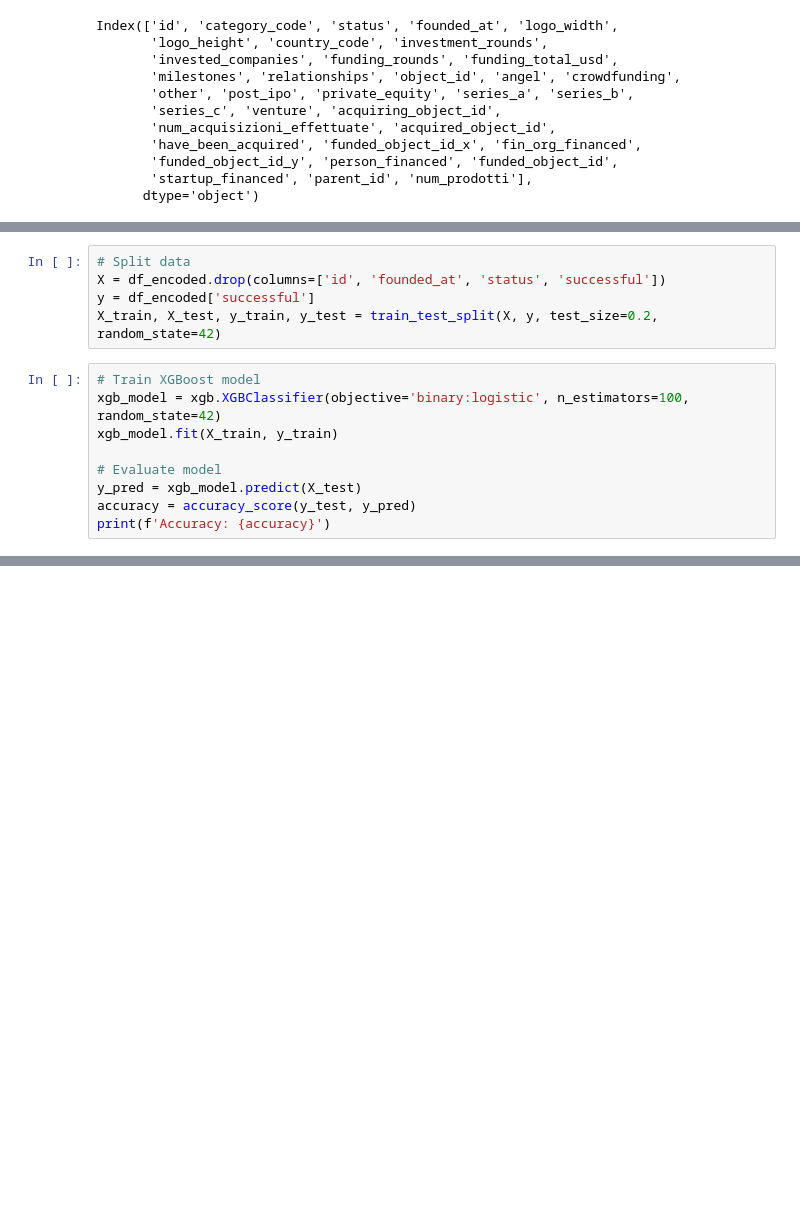
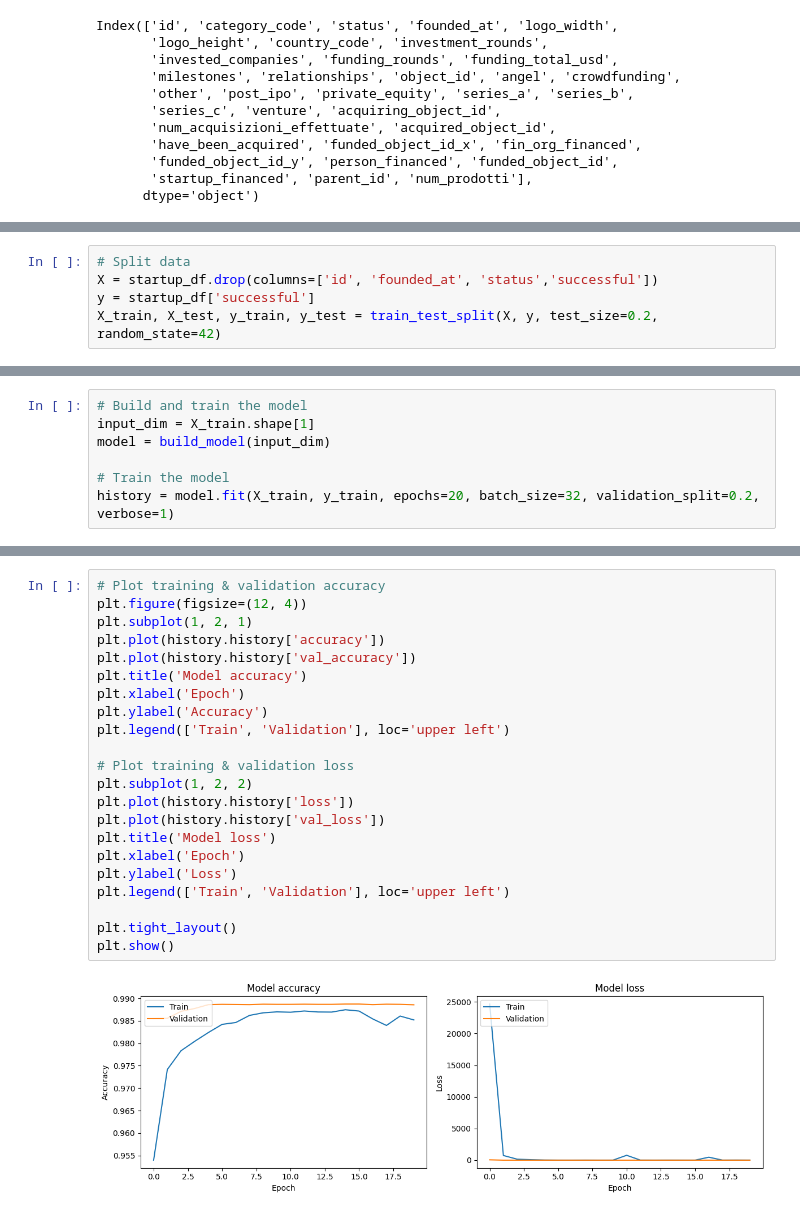
Before and after one commit to indiatoryy/startup-valuation-analysis, a Jupyter notebook: model.ipynb, the cells around one changed output, grey strips where cells are left out. Drawn from its saved outputs; the diff is of its cells as text; blank space fills up the shorter version.

```diff
--- a/model.ipynb
+++ b/model.ipynb
@@ -53,15 +155,6 @@ df_encoded = pd.get_dummies(startup_df, columns=categorical_features)
 # %%
 # Split data
-X = df_encoded.drop(columns=['id', 'founded_at', 'status', 'successful'])
-y = df_encoded['successful']
+X = startup_df.drop(columns=['id', 'founded_at', 'status','successful'])
+y = startup_df['successful']
 X_train, X_test, y_train, y_test = train_test_split(X, y, test_size=0.2, random_state=42)
-# %%
-# Train XGBoost model
-xgb_model = xgb.XGBClassifier(objective='binary:logistic', n_estimators=100, random_state=42)
-xgb_model.fit(X_train, y_train)
-
-# Evaluate model
-y_pred = xgb_model.predict(X_test)
-accuracy = accuracy_score(y_test, y_pred)
-print(f'Accuracy: {accuracy}')
 # %%
@@ -85,0 +171,7 @@ print(f'Accuracy: {accuracy}')
+# %%
+# Build and train the model
+input_dim = X_train.shape[1]
+model = build_model(input_dim)
+
+# Train the model
+history = model.fit(X_train, y_train, epochs=20, batch_size=32, validation_split=0.2, verbose=1)
@@ -85,0 +196,24 @@ print(f'Accuracy: {accuracy}')
+# %%
+# Plot training & validation accuracy
+plt.figure(figsize=(12, 4))
+plt.subplot(1, 2, 1)
+plt.plot(history.history['accuracy'])
+plt.plot(history.history['val_accuracy'])
+plt.title('Model accuracy')
+plt.xlabel('Epoch')
+plt.ylabel('Accuracy')
+plt.legend(['Train', 'Validation'], loc='upper left')
+
+# Plot training & validation loss
+plt.subplot(1, 2, 2)
+plt.plot(history.history['loss'])
+plt.plot(history.history['val_loss'])
+plt.title('Model loss')
+plt.xlabel('Epoch')
+plt.ylabel('Loss')
+plt.legend(['Train', 'Validation'], loc='upper left')
+
+plt.tight_layout()
+plt.show()
+# %% [output]
+[figure, added]
```
Also changed, not shown: parts of 17 cells of this notebook.
